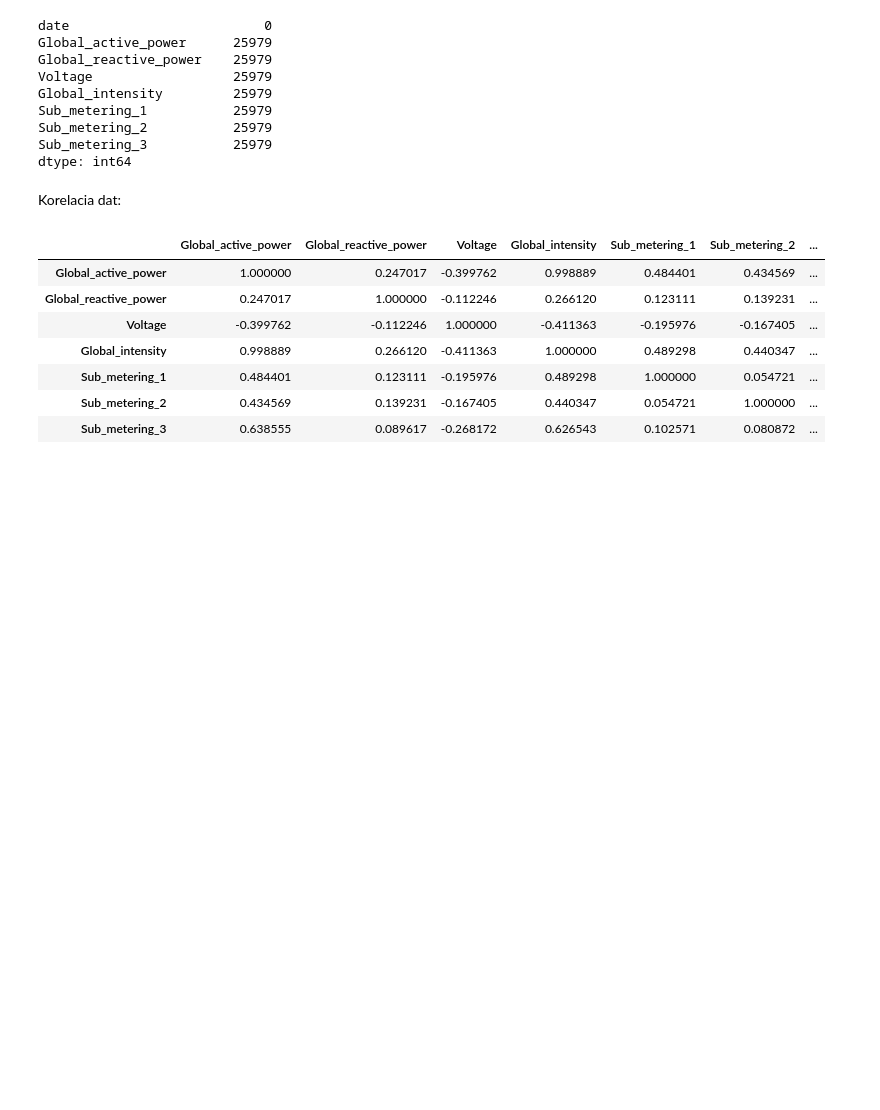
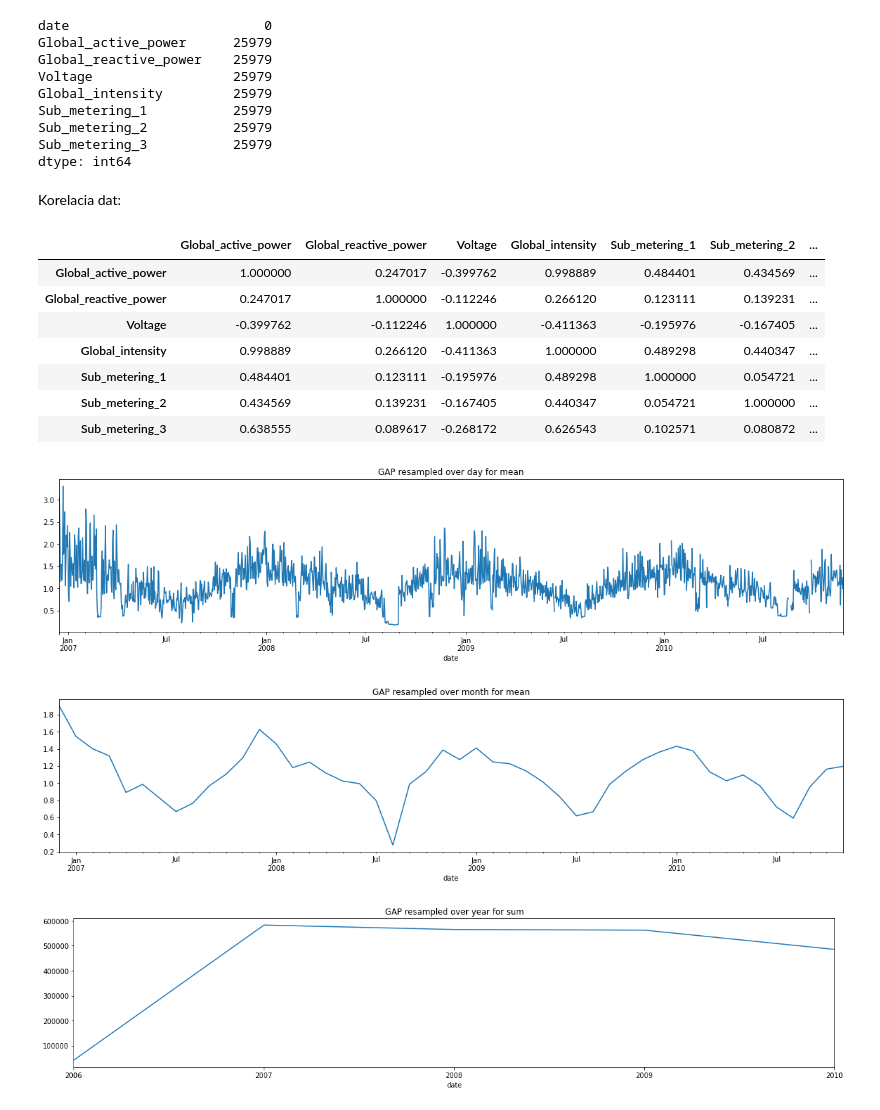
Before and after one commit to tjaros/ml-epc-project, a Jupyter notebook: analysis.ipynb, the cells around one changed output. Cells and saved outputs as stored; diff of their text form; code cells hidden in the pictures; blank space fills up the shorter version.

Commit message:
feat: add more visualizations

```diff
--- a/analysis.ipynb
+++ b/analysis.ipynb
@@ -65,3 +66,19 @@ data.corr()
 | Sub_metering_1 | 0.484401 | 0.123111 | -0.195976 | 0.489298 | 1.000000 | 0.054721 | ... |
 | Sub_metering_2 | 0.434569 | 0.139231 | -0.167405 | 0.440347 | 0.054721 | 1.000000 | ... |
 | Sub_metering_3 | 0.638555 | 0.089617 | -0.268172 | 0.626543 | 0.102571 | 0.080872 | ... |
+# %%
+fig = plt.figure(figsize=(20, 4))
+data.Global_active_power.resample('D').mean().plot(title="GAP resampled over day for mean")
+plt.show()
+
+fig = plt.figure(figsize=(20, 4))
+data.Global_active_power.resample('M').mean().plot(title="GAP resampled over month for mean")
+plt.show()
+
+fig = plt.figure(figsize=(20, 4))
+data.Global_active_power.resample('Y').sum().plot(title="GAP resampled over year for sum")
+plt.show()
+# %% [output]
+[figure, added]
+[figure, added]
+[figure, added]
```
Also changed, not shown: parts of 1 cell of this notebook.
